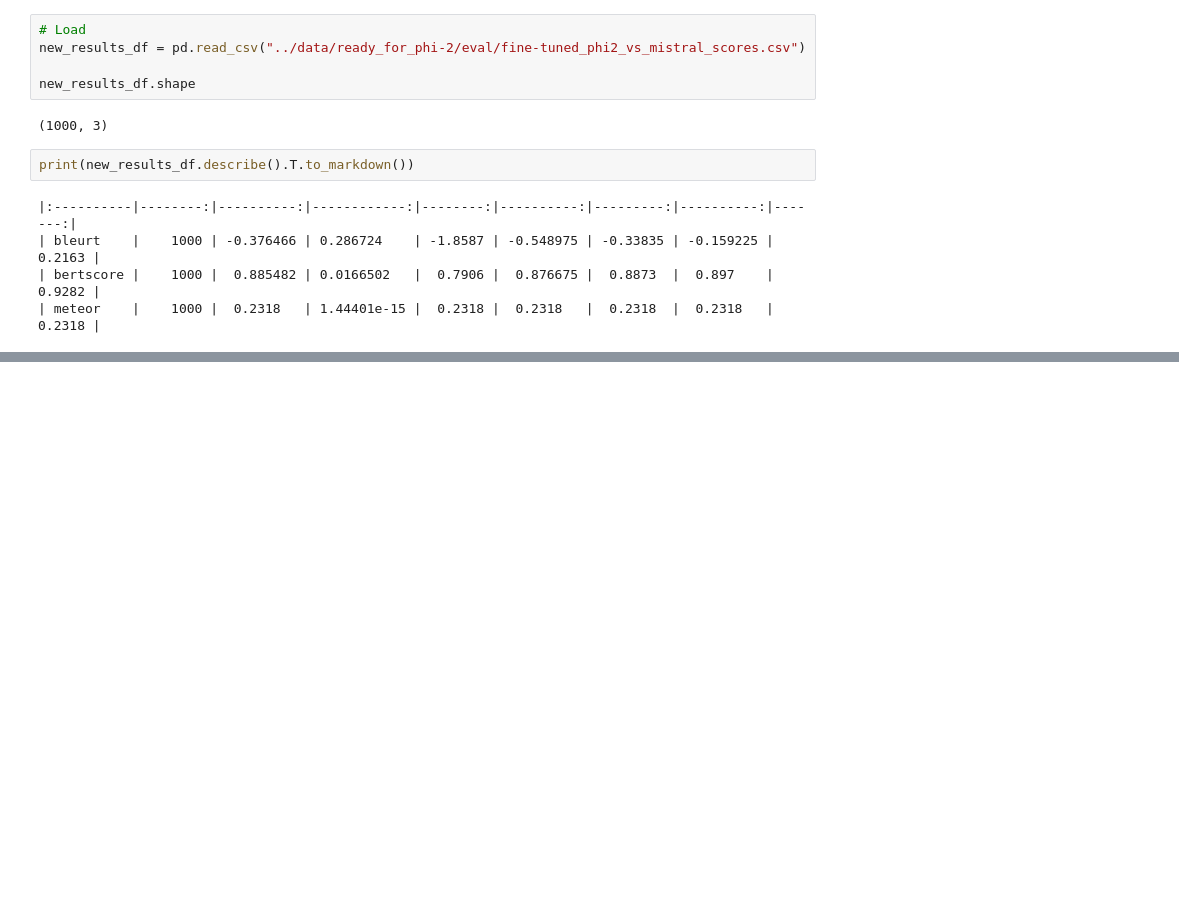
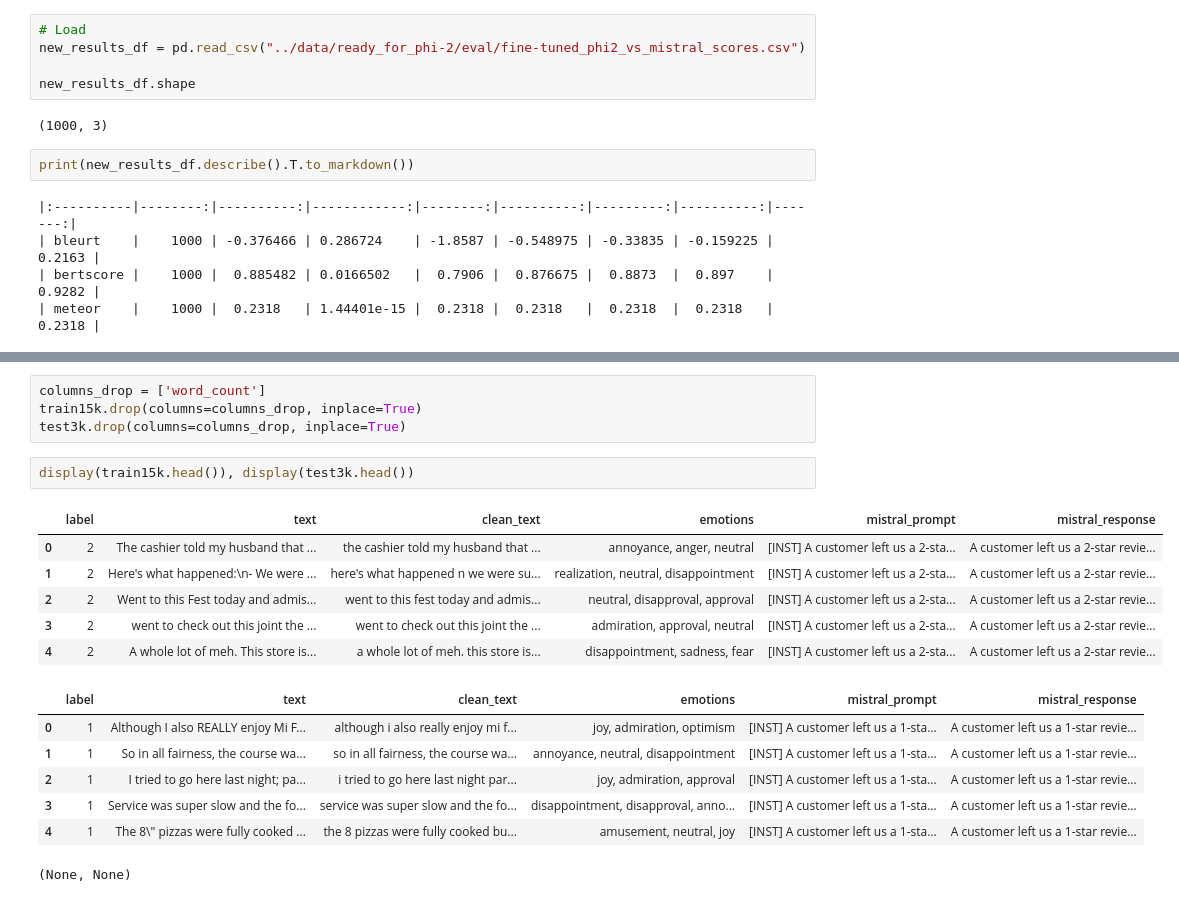
Before and after one commit to kangelamw/LLM-Project-DS, a Jupyter notebook: notebooks/etc.ipynb, the cells around one changed output, grey strips where cells are left out. Saved outputs shown, nothing was run; the diff lists cells and outputs as text; blank space fills up the shorter version.

```diff
--- a/notebooks/etc.ipynb
+++ b/notebooks/etc.ipynb
@@ -99,0 +163,20 @@ print(new_results_df.describe().T.to_markdown())
+# %%
+columns_drop = ['word_count']
+train15k.drop(columns=columns_drop, inplace=True)
+test3k.drop(columns=columns_drop, inplace=True)
+# %%
+display(train15k.head()), display(test3k.head())
+# %% [output]
+|  | label | text | clean_text | emotions | mistral_prompt | mistral_response |
+| 0 | 2 | The cashier told my husband that ... | the cashier told my husband that ... | annoyance, anger, neutral | [INST] A customer left us a 2-sta... | A customer left us a 2-star revie... |
+| 1 | 2 | Here's what happened:\n- We were ... | here's what happened n we were su... | realization, neutral, disappointment | [INST] A customer left us a 2-sta... | A customer left us a 2-star revie... |
+| 2 | 2 | Went to this Fest today and admis... | went to this fest today and admis... | neutral, disapproval, approval | [INST] A customer left us a 2-sta... | A customer left us a 2-star revie... |
+| 3 | 2 | went to check out this joint the ... | went to check out this joint the ... | admiration, approval, neutral | [INST] A customer left us a 2-sta... | A customer left us a 2-star revie... |
+| 4 | 2 | A whole lot of meh. This store is... | a whole lot of meh. this store is... | disappointment, sadness, fear | [INST] A customer left us a 2-sta... | A customer left us a 2-star revie... |
+|  | label | text | clean_text | emotions | mistral_prompt | mistral_response |
+| 0 | 1 | Although I also REALLY enjoy Mi F... | although i also really enjoy mi f... | joy, admiration, optimism | [INST] A customer left us a 1-sta... | A customer left us a 1-star revie... |
+| 1 | 1 | So in all fairness, the course wa... | so in all fairness, the course wa... | annoyance, neutral, disappointment | [INST] A customer left us a 1-sta... | A customer left us a 1-star revie... |
+| 2 | 1 | I tried to go here last night; pa... | i tried to go here last night par... | joy, admiration, approval | [INST] A customer left us a 1-sta... | A customer left us a 1-star revie... |
+| 3 | 1 | Service was super slow and the fo... | service was super slow and the fo... | disappointment, disapproval, anno... | [INST] A customer left us a 1-sta... | A customer left us a 1-star revie... |
+| 4 | 1 | The 8\" pizzas were fully cooked ... | the 8 pizzas were fully cooked bu... | amusement, neutral, joy | [INST] A customer left us a 1-sta... | A customer left us a 1-star revie... |
+(None, None)
```
Also changed, not shown: parts of 9 cells of this notebook, 5 other files.
